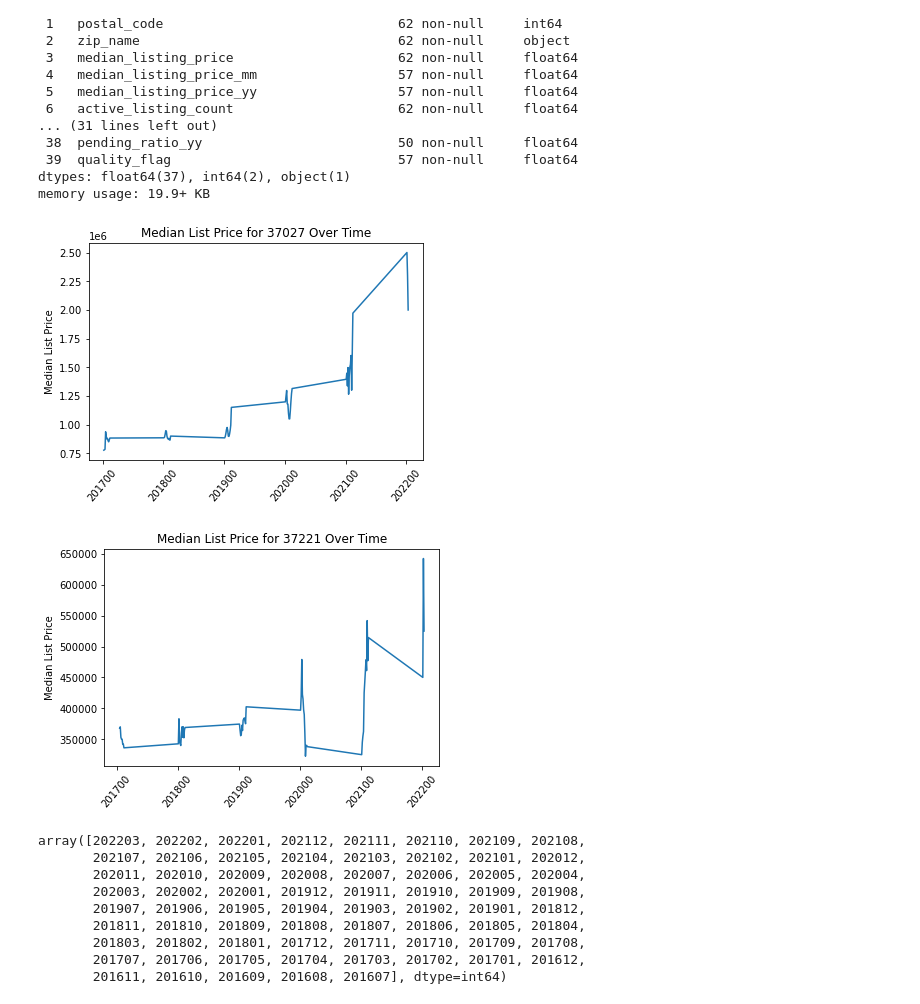
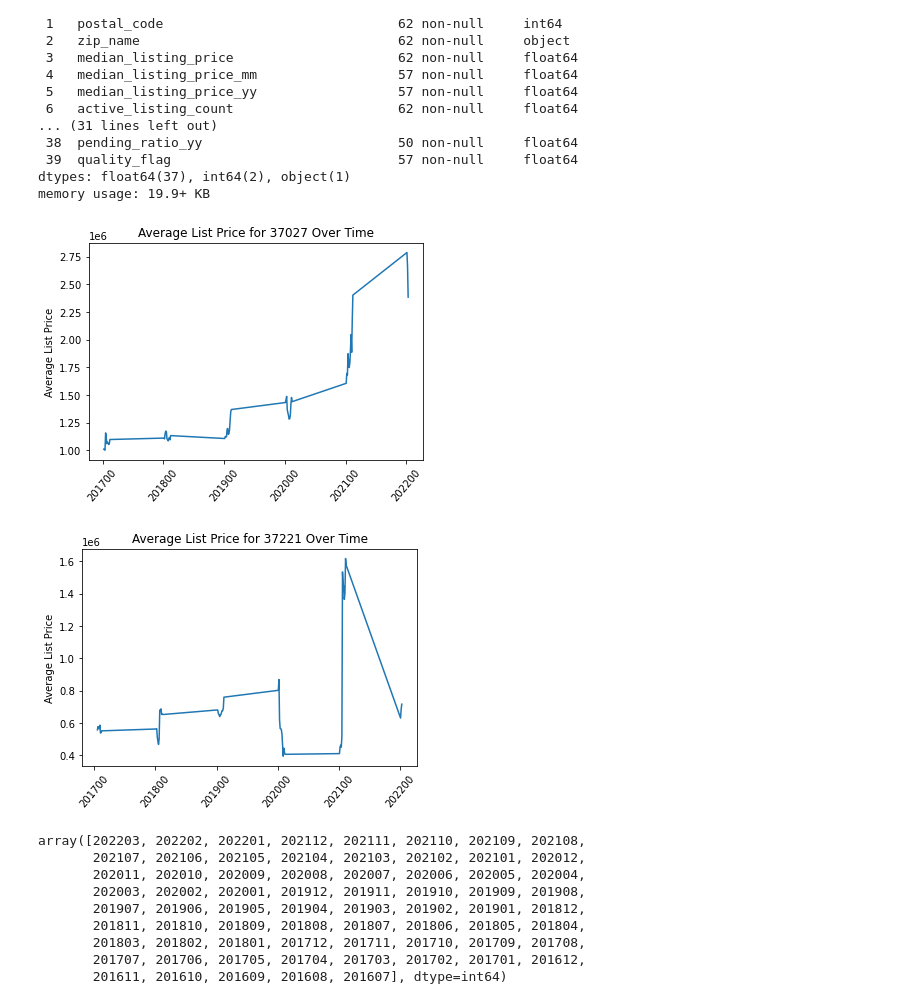
Before and after one commit to heatherkayb/heatherkayb_capstone, a Jupyter notebook: real_estate_capstone.ipynb, the cells around one changed output. Cells and saved outputs as stored; diff of their text form; code cells hidden in the pictures.

```diff
--- a/real_estate_capstone.ipynb
+++ b/real_estate_capstone.ipynb
@@ -139,19 +210,19 @@ Data columns (total 40 columns):
 dtypes: float64(37), int64(2), object(1)
 memory usage: 19.9+ KB
 # %%
-plt.plot(zip_37027.month_date_yyyymm, zip_37027.median_listing_price)
-plt.ylabel('Median List Price') # Number of Streams times 10^9
+plt.plot(zip_37027.month_date_yyyymm, zip_37027.average_listing_price)
+plt.ylabel('Average List Price') # Number of Streams times 10^9
 plt.xticks(rotation = 50)
-plt.title('Median List Price for 37027 Over Time');
+plt.title('Average List Price for 37027 Over Time');
 # %% [output]
-[figure, old version]
+[figure, new version]
 # %%
-plt.plot(zip_37221.month_date_yyyymm, zip_37221.median_listing_price)
-plt.ylabel('Median List Price') # Number of Streams times 10^9
+plt.plot(zip_37221.month_date_yyyymm, zip_37221.average_listing_price)
+plt.ylabel('Average List Price') # Number of Streams times 10^9
 plt.xticks(rotation = 50)
-plt.title('Median List Price for 37221 Over Time');
+plt.title('Average List Price for 37221 Over Time');
 # %% [output]
-[figure, old version]
+[figure, new version]
 # %%
 #inventory_core_zips = inventory_core.loc[inventory_core['postal_code'] == 37027]
 #inventory_core_zips
```
Also changed, not shown: parts of 7 cells of this notebook.
